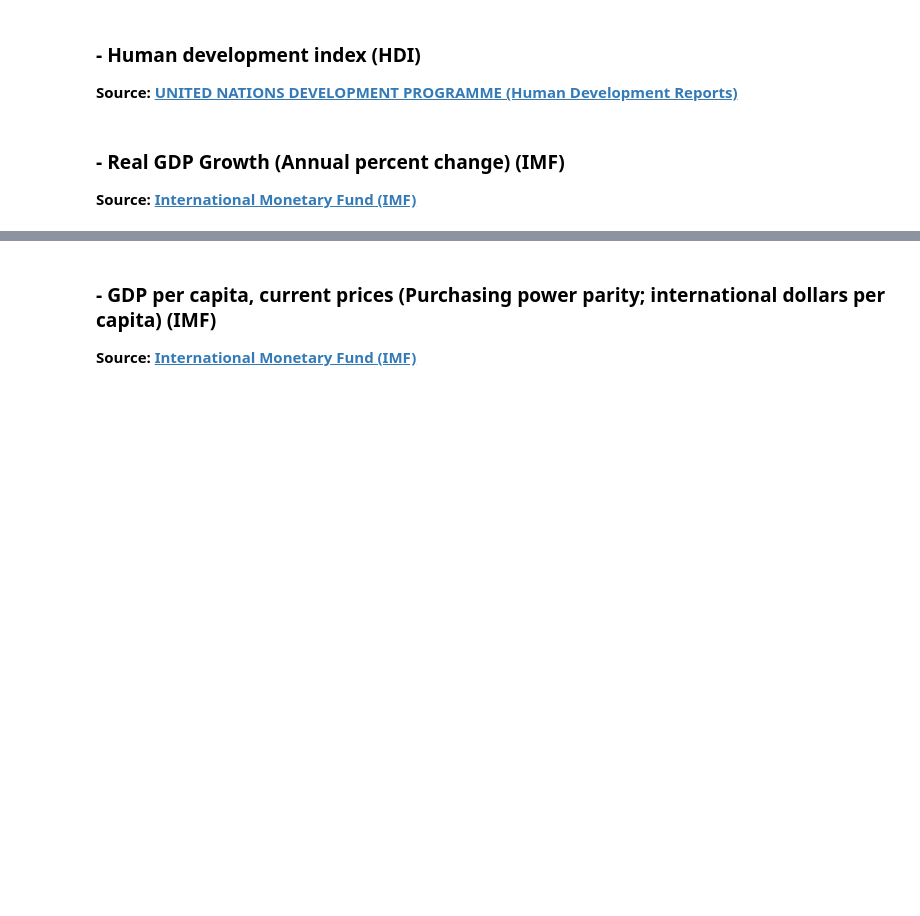
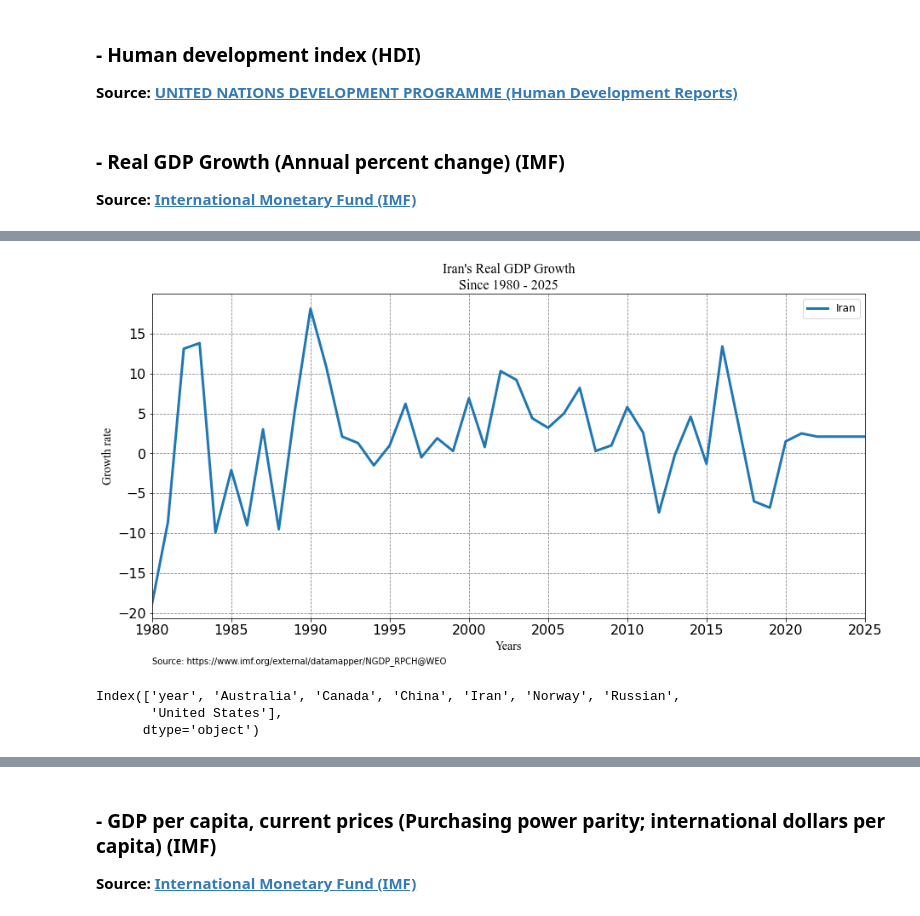
Before and after one commit to saeed-saffari/alzahra-workshop-spr2021, a Jupyter notebook: lecture/5. Pandas 01.ipynb, the cells around one changed output, grey strips where cells are left out. Drawn from its saved outputs; the diff is of its cells as text; code cells hidden in the pictures; blank space fills up the shorter version.

```diff
--- a/lecture/5. Pandas 01.ipynb
+++ b/lecture/5. Pandas 01.ipynb
@@ -40,3 +422,7 @@
 # %% [markdown]
 ### - Real GDP Growth (Annual percent change) (IMF)
 <b> Source:  [International Monetary Fund (IMF)](https://www.imf.org/external/datamapper/NGDP_RPCH@WEO)
+# %%
+growth = pd.read_excel("Real GDP Growth (IMF).xlsx",
+                      sheet_name= 'growth_1')
+growth
@@ -42,0 +475,3 @@
+# %%
+growth = growth.rename(columns= {"China, People's Republic of": 'China', 'Russian Federation': 'Russian'})
+growth.head()
@@ -42,0 +485,23 @@
+# %%
+growth.plot(x = 'year', y = 'Iran',
+           kind = 'line',
+            figsize = (15,7), fontsize = 16,
+            linewidth = 3
+           )
+plt.grid(ls = '--', c = 'gray')
+plt.xlabel('Years', fontsize = 14, fontname = 'Times New Roman')
+plt.ylabel('Growth rate', fontsize = 14, fontname = 'Times New Roman')
+plt.title("Iran's Real GDP Growth\nSince 1980 - 2025",fontsize = 16, fontname = 'Times New Roman')
+plt.figtext(0.125, 0.02, 'Source: https://www.imf.org/external/datamapper/NGDP_RPCH@WEO ')
+
+plt.legend(loc = 'best', fontsize = 'large')
+plt.xlim(1980, 2025)
+plt.show()
+# %% [output]
+[figure, added]
+# %%
+growth.columns
+# %% [output]
+Index(['year', 'Australia', 'Canada', 'China', 'Iran', 'Norway', 'Russian',
+       'United States'],
+      dtype='object')
```
Also changed, not shown: parts of 80 cells of this notebook.
